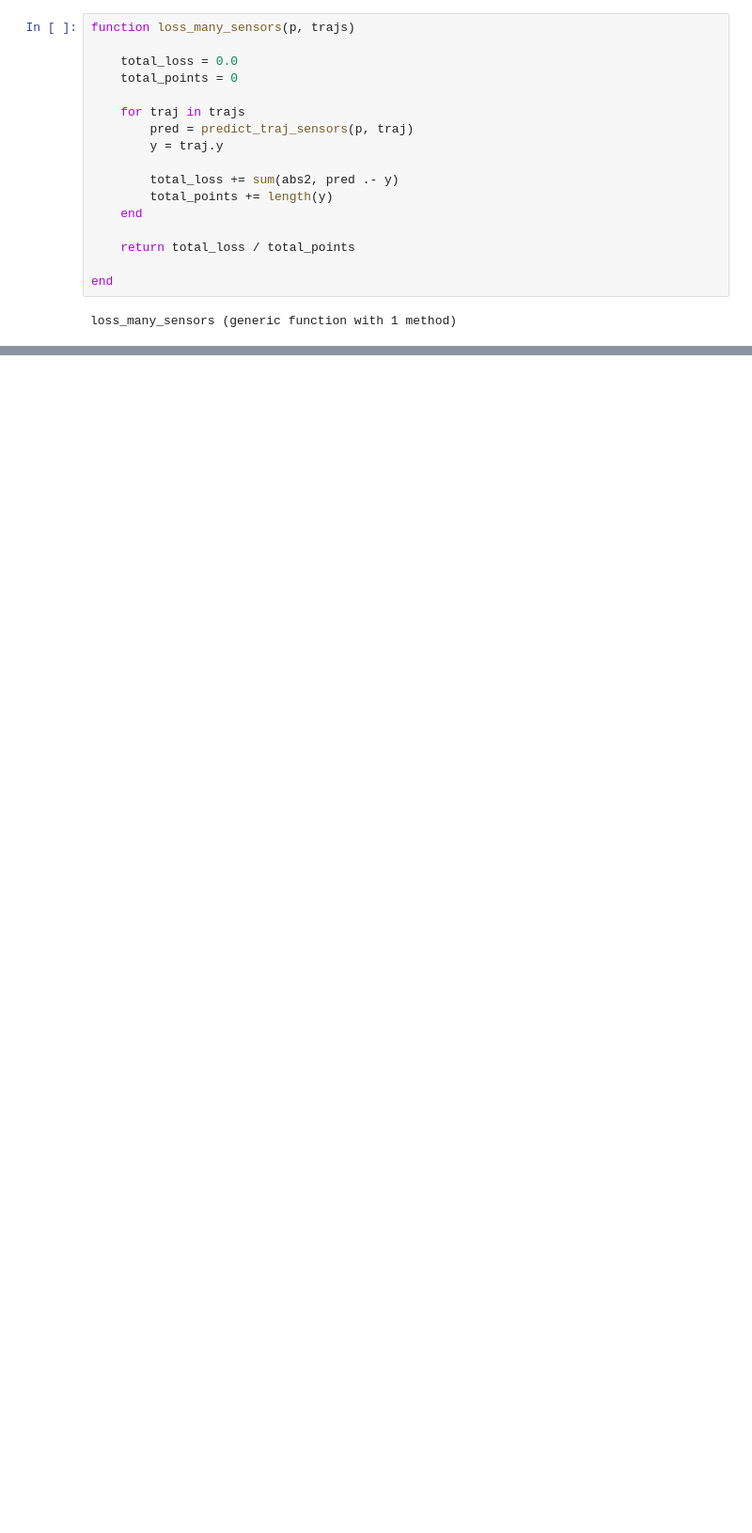
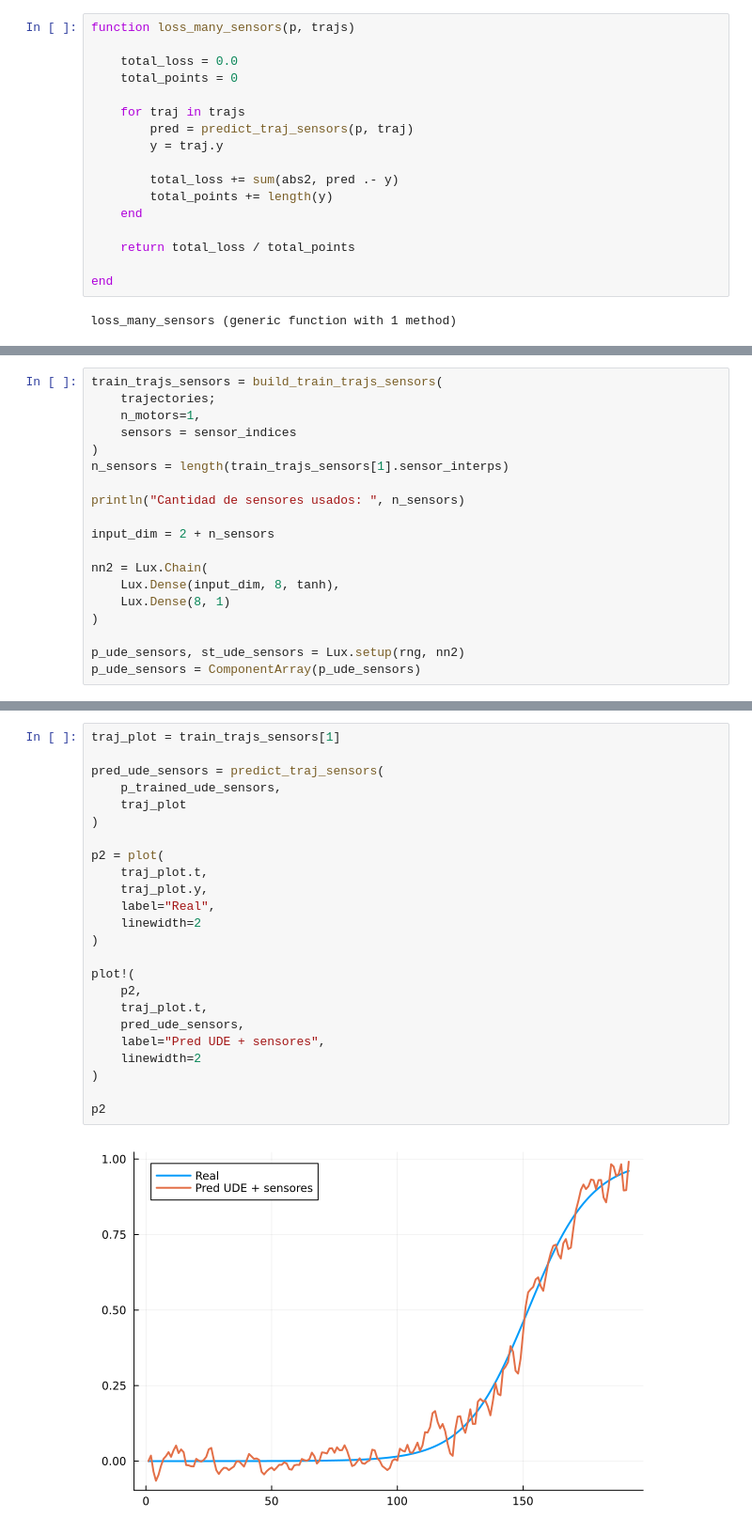
Before and after one commit to SoutoSebastian/TP-DegradacionDeMotores, a Jupyter notebook: mi_entorno/degradacionNasa.ipynb, the cells around one changed output, grey strips where cells are left out. Shown at 94% size. Drawn from its saved outputs; the diff is of its cells as text; blank space fills up the shorter version.

```diff
--- a/mi_entorno/degradacionNasa.ipynb
+++ b/mi_entorno/degradacionNasa.ipynb
@@ -793,0 +1064,19 @@ println("hola") #No me andan los prints no se q pija pasa
+# %%
+train_trajs_sensors = build_train_trajs_sensors(
+    trajectories;
+    n_motors=1,
+    sensors = sensor_indices
+)
+n_sensors = length(train_trajs_sensors[1].sensor_interps)
+
+println("Cantidad de sensores usados: ", n_sensors)
+
+input_dim = 2 + n_sensors
+
+nn2 = Lux.Chain(
+    Lux.Dense(input_dim, 8, tanh),
+    Lux.Dense(8, 1)
+)
+
+p_ude_sensors, st_ude_sensors = Lux.setup(rng, nn2)
+p_ude_sensors = ComponentArray(p_ude_sensors)
@@ -793,0 +1161,26 @@ println("hola") #No me andan los prints no se q pija pasa
+# %%
+traj_plot = train_trajs_sensors[1]
+
+pred_ude_sensors = predict_traj_sensors(
+    p_trained_ude_sensors,
+    traj_plot
+)
+
+p2 = plot(
+    traj_plot.t,
+    traj_plot.y,
+    label="Real",
+    linewidth=2
+)
+
+plot!(
+    p2,
+    traj_plot.t,
+    pred_ude_sensors,
+    label="Pred UDE + sensores",
+    linewidth=2
+)
+
+p2
+# %% [output]
+[figure, added]
```
Also changed, not shown: parts of 41 cells of this notebook, 2 other files.
